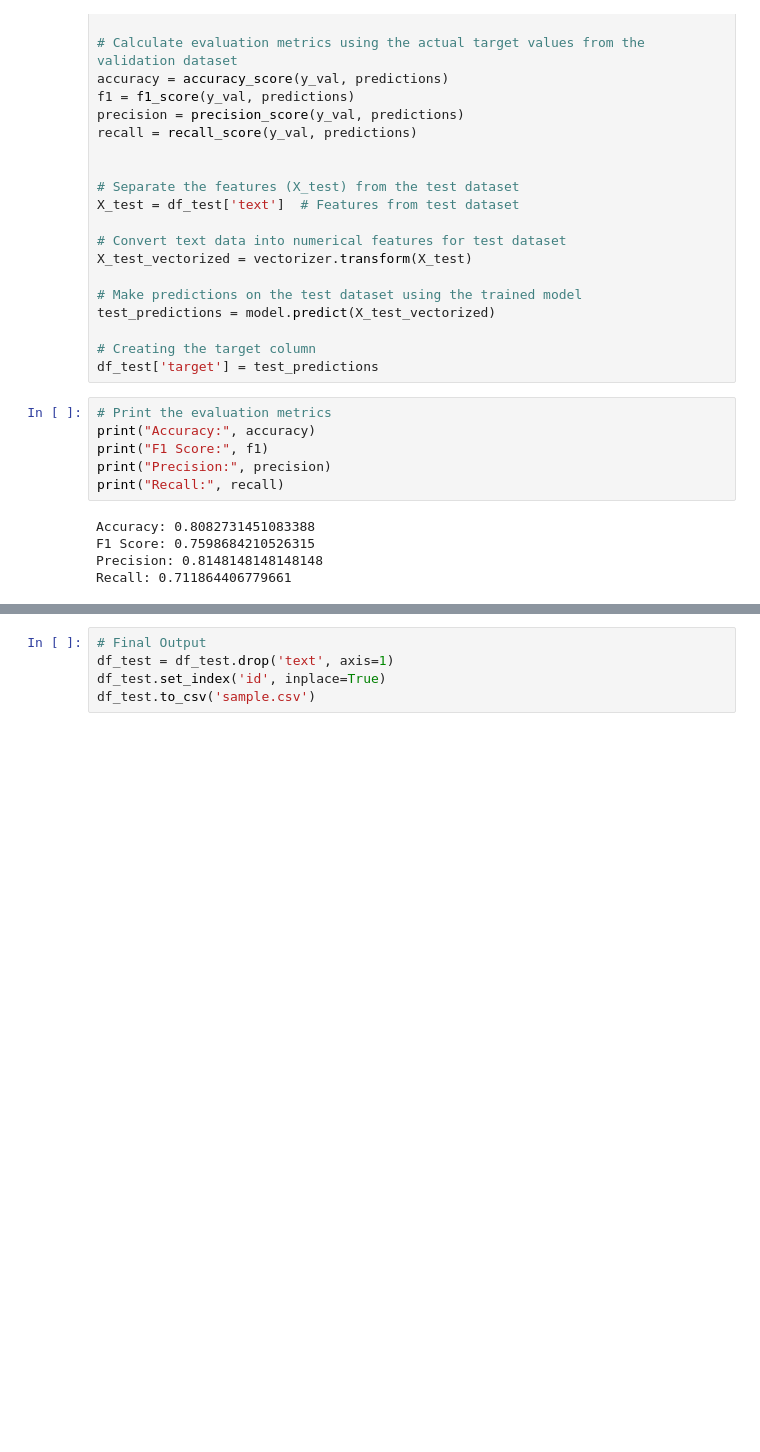
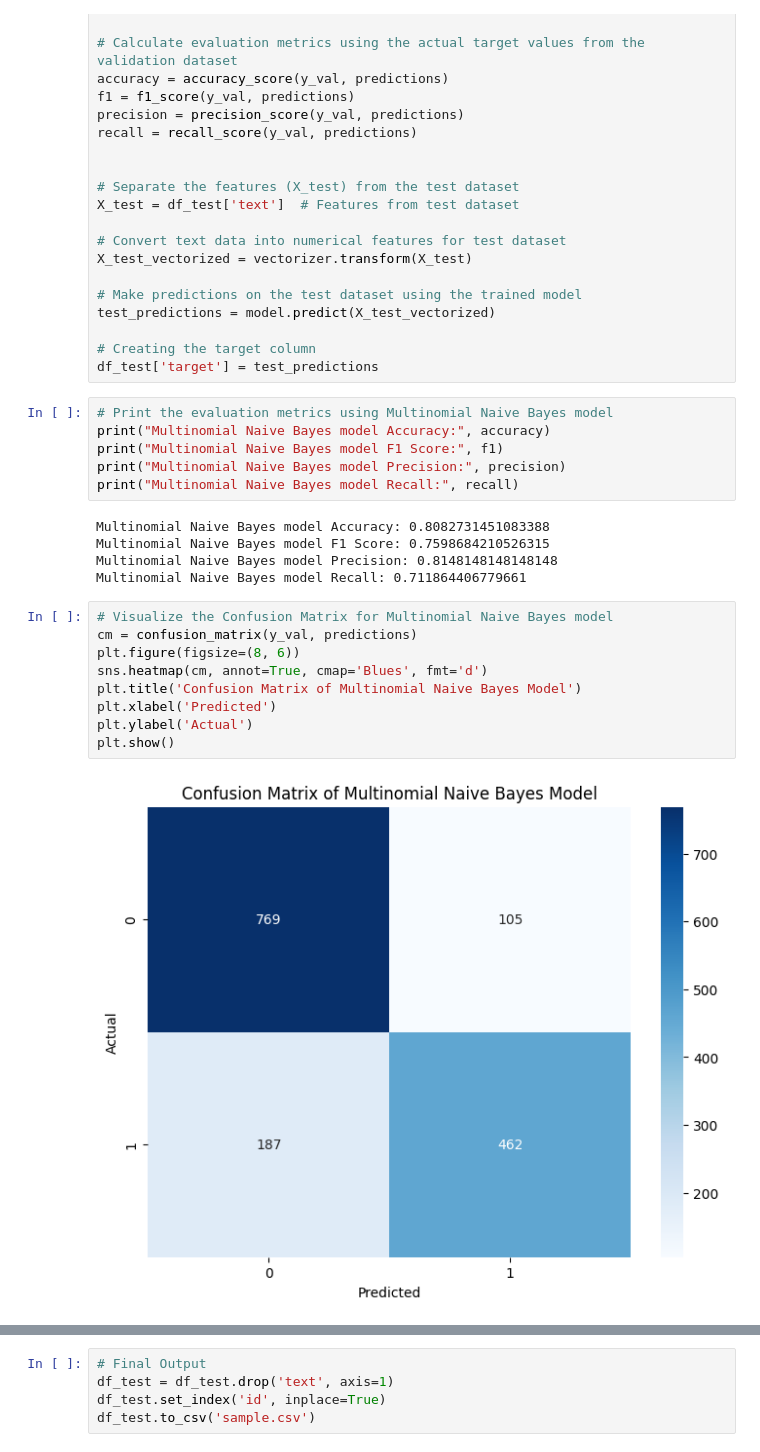
Before and after one commit to Dept-of-Comp-Sci-University-of-Ghana/team-task-1---natural-language-with-disaster-tweets-cmsm-gp-5, a Jupyter notebook: Competition.ipynb, the cells around one changed output, grey strips where cells are left out. Cells and saved outputs as stored; diff of their text form; blank space fills up the shorter version.

```diff
--- a/Competition.ipynb
+++ b/Competition.ipynb
@@ -168,13 +169,24 @@ test_predictions = model.predict(X_test_vectorized)
 # Creating the target column
 df_test['target'] = test_predictions
 # %%
-# Print the evaluation metrics
-print("Accuracy:", accuracy)
-print("F1 Score:", f1)
-print("Precision:", precision)
-print("Recall:", recall)
+# Print the evaluation metrics using Multinomial Naive Bayes model
+print("Multinomial Naive Bayes model Accuracy:", accuracy)
+print("Multinomial Naive Bayes model F1 Score:", f1)
+print("Multinomial Naive Bayes model Precision:", precision)
+print("Multinomial Naive Bayes model Recall:", recall)
 # %% [output]
-Accuracy: 0.8082731451083388
-F1 Score: 0.7598684210526315
-Precision: 0.8148148148148148
-Recall: 0.711864406779661
+Multinomial Naive Bayes model Accuracy: 0.8082731451083388
+Multinomial Naive Bayes model F1 Score: 0.7598684210526315
+Multinomial Naive Bayes model Precision: 0.8148148148148148
+Multinomial Naive Bayes model Recall: 0.711864406779661
+# %%
+# Visualize the Confusion Matrix for Multinomial Naive Bayes model
+cm = confusion_matrix(y_val, predictions)
+plt.figure(figsize=(8, 6))
+sns.heatmap(cm, annot=True, cmap='Blues', fmt='d')
+plt.title('Confusion Matrix of Multinomial Naive Bayes Model')
+plt.xlabel('Predicted')
+plt.ylabel('Actual')
+plt.show()
+# %% [output]
+[figure, added]
```
Also changed, not shown: parts of 5 cells of this notebook, 1 other file.
